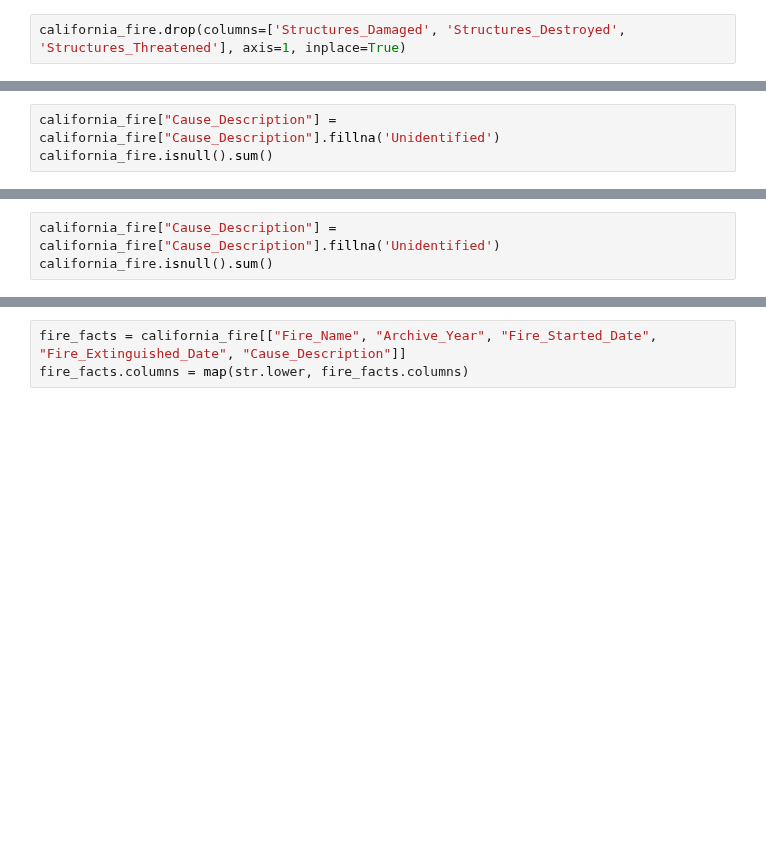
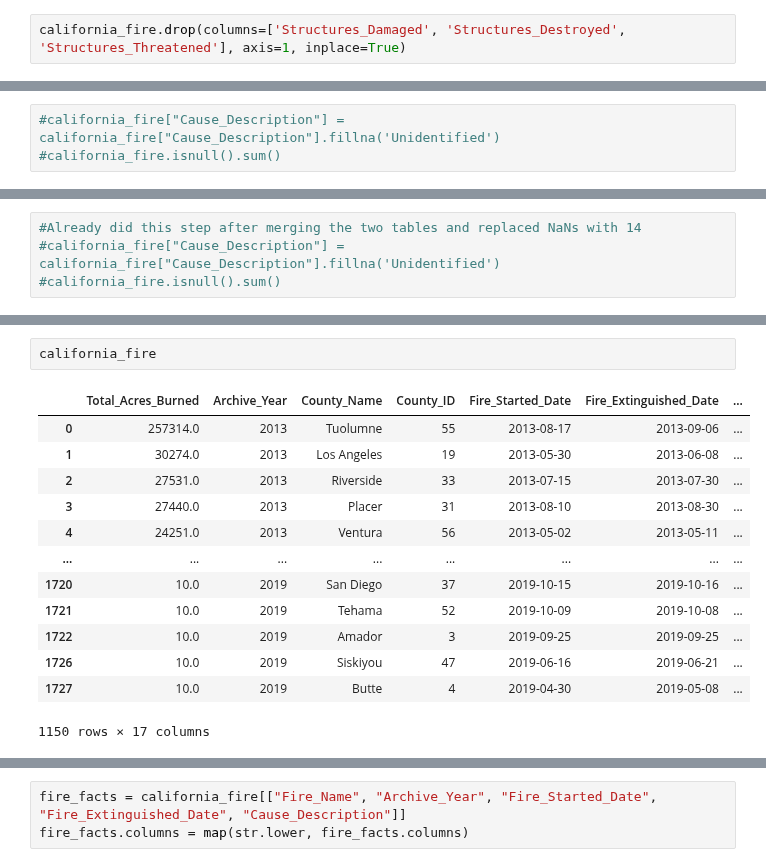
Before and after one commit to dhivyapadmanaban/California_Wildfires, a Jupyter notebook: Data_Processing/California_WildFire_Processing.ipynb, the cells around one changed output, grey strips where cells are left out. Saved outputs shown, nothing was run; the diff lists cells and outputs as text; blank space fills up the shorter version.

```diff
--- a/Data_Processing/California_WildFire_Processing.ipynb
+++ b/Data_Processing/California_WildFire_Processing.ipynb
@@ -338,5 +374,5 @@ Cause_Description         954
 Structure_Impacted          0
 dtype: int64
 # %%
-california_fire["Cause_Description"] = california_fire["Cause_Description"].fillna('Unidentified')
-california_fire.isnull().sum()
+#california_fire["Cause_Description"] = california_fire["Cause_Description"].fillna('Unidentified')
+#california_fire.isnull().sum()
@@ -380,5 +399,6 @@ Cause_Description          0
 Structure_Impacted         0
 dtype: int64
 # %%
-california_fire["Cause_Description"] = california_fire["Cause_Description"].fillna('Unidentified')
-california_fire.isnull().sum()
+#Already did this step after merging the two tables and replaced NaNs with 14
+#california_fire["Cause_Description"] = california_fire["Cause_Description"].fillna('Unidentified')
+#california_fire.isnull().sum()
@@ -421,3 +424,19 @@ State                     0
 Cause_Description         0
 Structure_Impacted        0
 dtype: int64
+# %%
+california_fire
+# %% [output]
+|  | Total_Acres_Burned | Archive_Year | County_Name | County_ID | Fire_Started_Date | Fire_Extinguished_Date | ... |
+| 0 | 257314.0 | 2013 | Tuolumne | 55 | 2013-08-17 | 2013-09-06 | ... |
+| 1 | 30274.0 | 2013 | Los Angeles | 19 | 2013-05-30 | 2013-06-08 | ... |
+| 2 | 27531.0 | 2013 | Riverside | 33 | 2013-07-15 | 2013-07-30 | ... |
+| 3 | 27440.0 | 2013 | Placer | 31 | 2013-08-10 | 2013-08-30 | ... |
+| 4 | 24251.0 | 2013 | Ventura | 56 | 2013-05-02 | 2013-05-11 | ... |
+| ... | ... | ... | ... | ... | ... | ... | ... |
+| 1720 | 10.0 | 2019 | San Diego | 37 | 2019-10-15 | 2019-10-16 | ... |
+| 1721 | 10.0 | 2019 | Tehama | 52 | 2019-10-09 | 2019-10-08 | ... |
+| 1722 | 10.0 | 2019 | Amador | 3 | 2019-09-25 | 2019-09-25 | ... |
+| 1726 | 10.0 | 2019 | Siskiyou | 47 | 2019-06-16 | 2019-06-21 | ... |
+| 1727 | 10.0 | 2019 | Butte | 4 | 2019-04-30 | 2019-05-08 | ... |
+1150 rows × 17 columns
```
Also changed, not shown: parts of 41 cells of this notebook, 2 other files.
